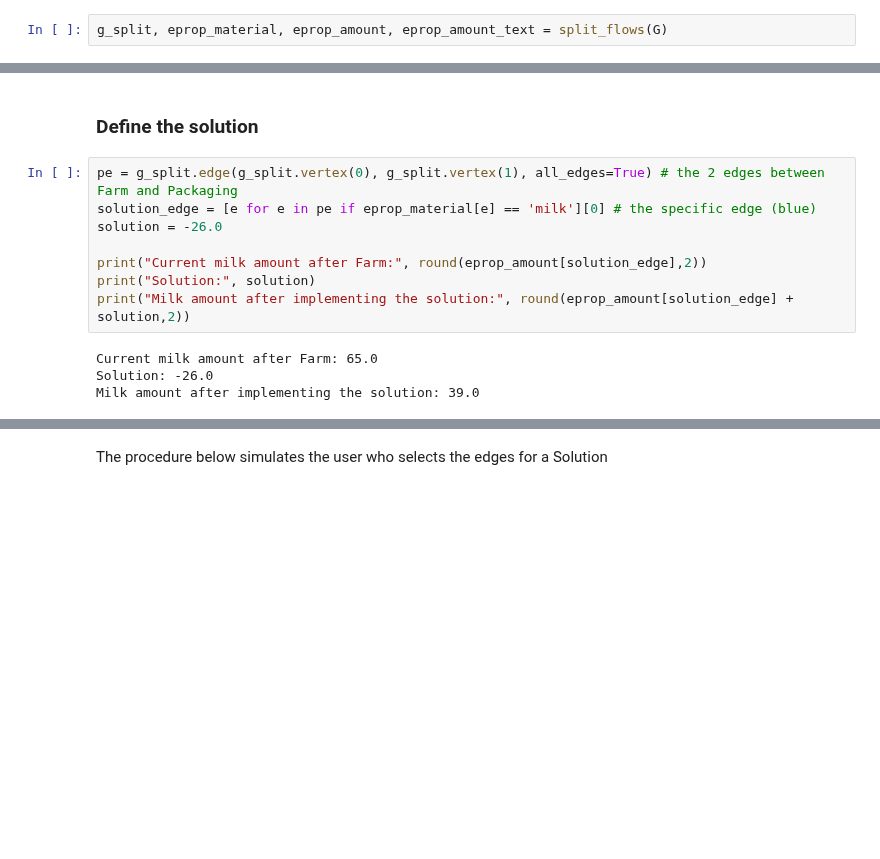
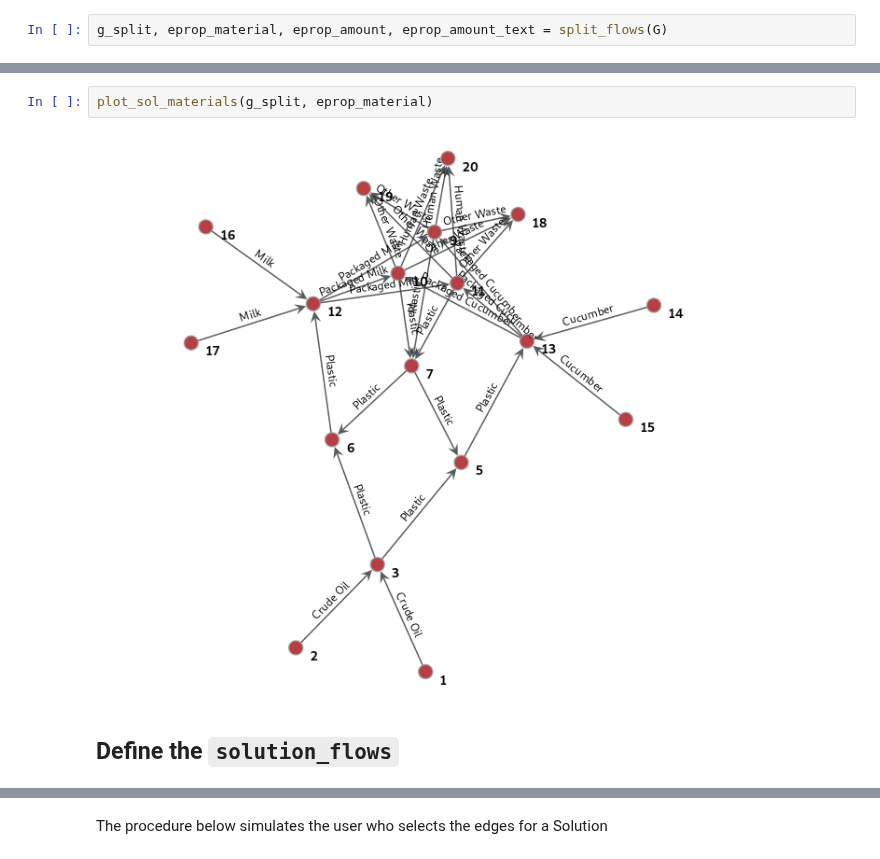
Before and after one commit to MaxBo/REPAiR-Web, a Jupyter notebook: flow_modelling/fm05_calculation_process.ipynb, the cells around one changed output, grey strips where cells are left out. Drawn from its saved outputs; the diff is of its cells as text; blank space fills up the shorter version.

```diff
--- a/flow_modelling/fm05_calculation_process.ipynb
+++ b/flow_modelling/fm05_calculation_process.ipynb
@@ -274,14 +345,6 @@ g_split, eprop_material, eprop_amount, eprop_amount_text = split_flows(G)
+# %%
+plot_sol_materials(g_split, eprop_material)
+# %% [output]
+[figure, added]
 # %% [markdown]
-### Define the solution
+## Define the `solution_flows`
-# %%
-pe = g_split.edge(g_split.vertex(0), g_split.vertex(1), all_edges=True) # the 2 edges between Farm and Packaging
-solution_edge = [e for e in pe if eprop_material[e] == 'milk'][0] # the specific edge (blue)
-solution = -26.0
-
-print("Current milk amount after Farm:", round(eprop_amount[solution_edge],2))
-print("Solution:", solution)
-print("Milk amount after implementing the solution:", round(eprop_amount[solution_edge] + solution,2))
-# %% [output]
-Current milk amount after Farm: 65.0
-Solution: -26.0
-Milk amount after implementing the solution: 39.0
```
Also changed, not shown: parts of 14 cells of this notebook, 5 other files.
